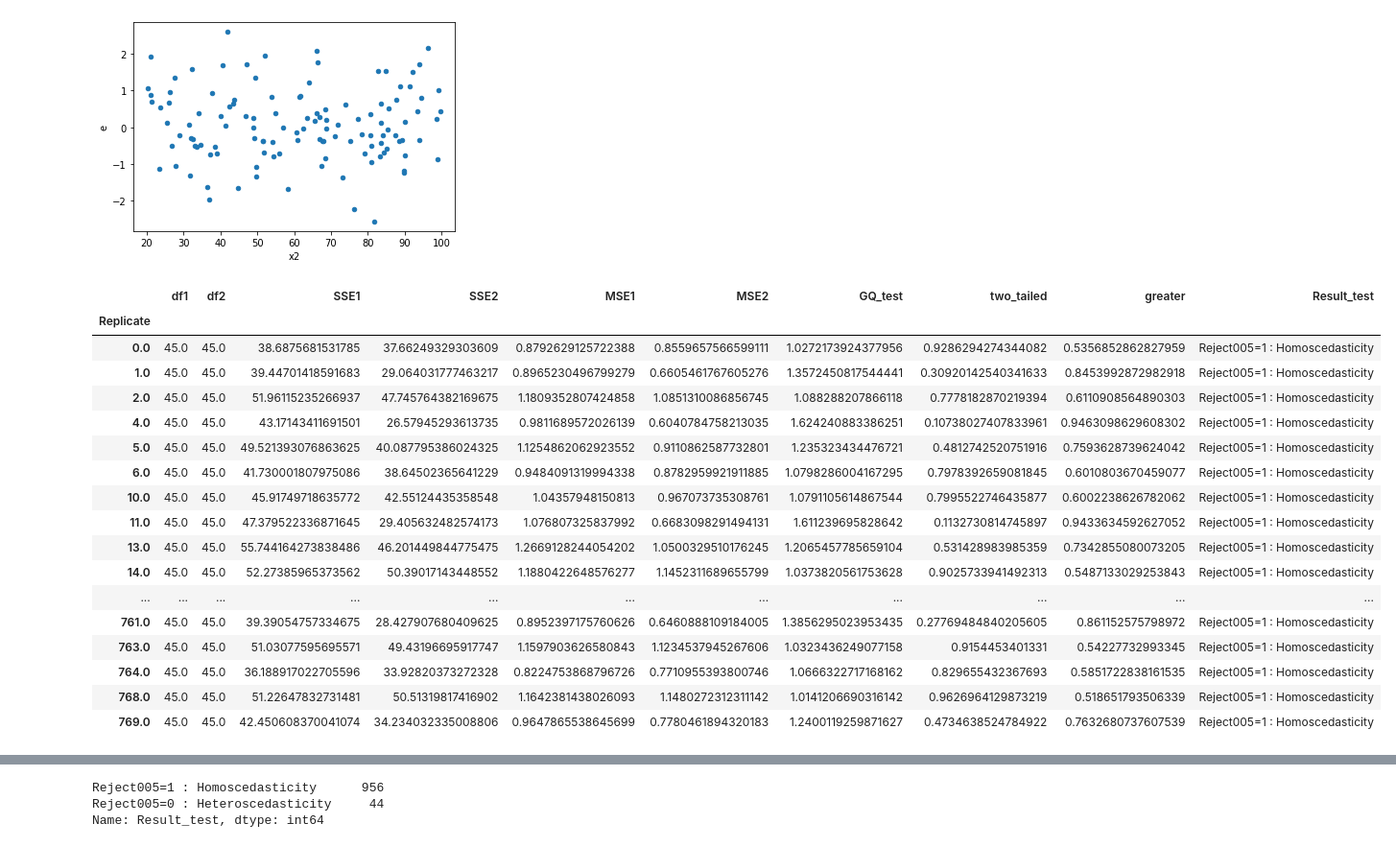
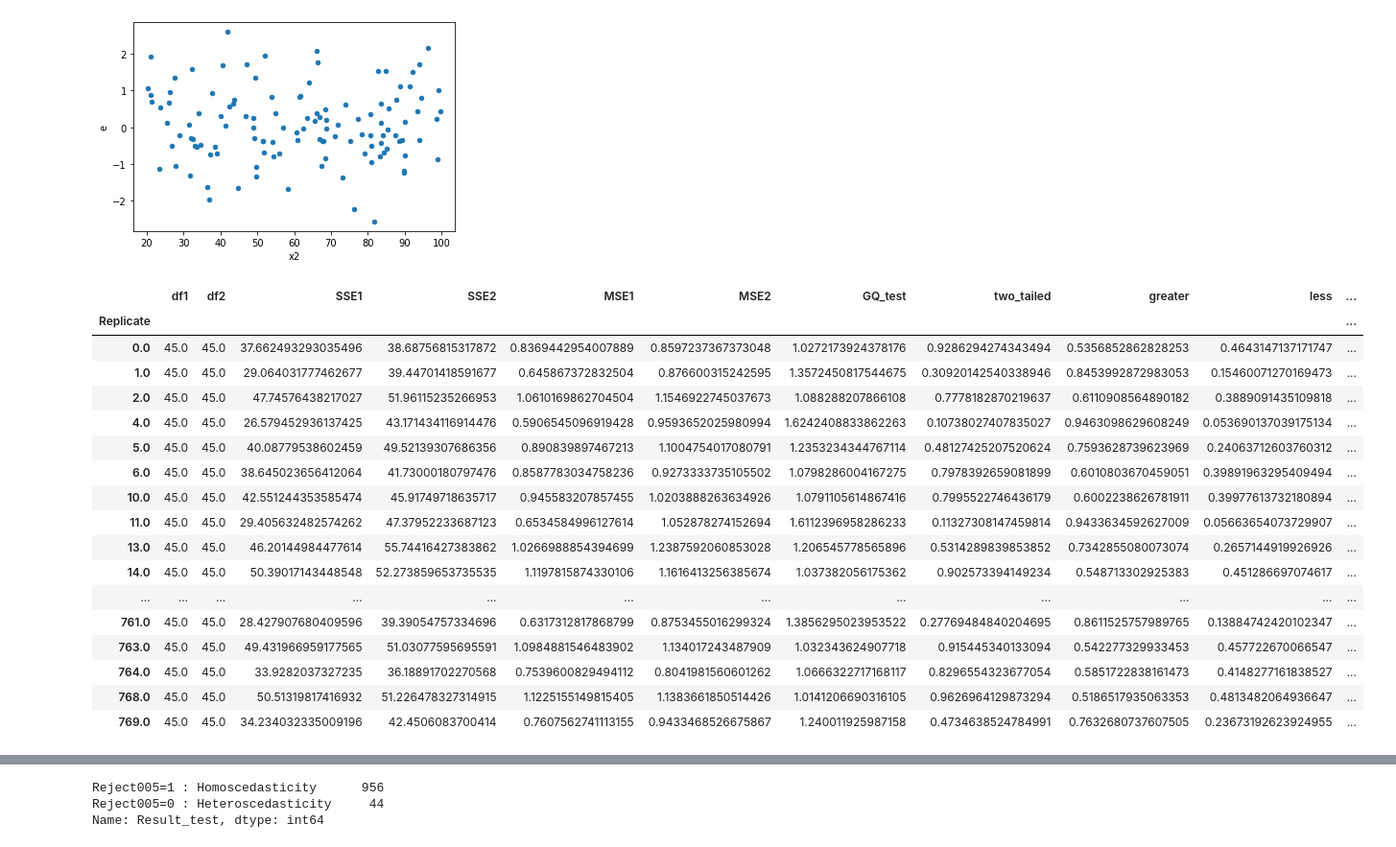
Before and after one commit to iam-fern/Generate_addition, a Jupyter notebook: GQtest_data_add_delta_(0)_n120_05.ipynb, the cells around one changed output, grey strips where cells are left out. Shown at 96% size. Saved outputs shown, nothing was run; the diff lists cells and outputs as text; code cells hidden in the pictures.

```diff
--- a/GQtest_data_add_delta_(0)_n120_05.ipynb
+++ b/GQtest_data_add_delta_(0)_n120_05.ipynb
@@ -175,7 +176,6 @@ def get_result(run_replicate, percent_data):
     new_table_sort = new_table.sort_values('x2')
     new_table_sort.reset_index(inplace=True)
     new_table_sort.drop(['index'], axis=1, inplace=True)
-
 
     # แบ่งข้อมูลกลุ่มที่ 1
     table1 = new_table_sort.iloc[:int(percent_data*new_table_sort.shape[0]) , :]
@@ -189,8 +189,7 @@ def get_result(run_replicate, percent_data):
     # หาค่า df กลุ่ม 1
     DF1 = model1.df_resid + 1
     SSE1 = model1.ssr
-    MSE1 = model1.mse_resid
-
+    MSE1 = SSE1/DF1
 
     # แบ่งข้อมูลกลุ่มที่ 2
     table2 = new_table_sort.iloc[int((1-percent_data)*new_table_sort.shape[0]): , :]
@@ -204,23 +203,21 @@ def get_result(run_replicate, percent_data):
     # หาค่า df กลุ่ม 2
     DF2 = model2.df_resid + 1
     SSE2 = model2.ssr
-    MSE2 = model2.mse_resid
+    MSE2 = SSE2/DF2
 
     # ค่าสถิติทดสอบ
     GQ_test = (SSE2/DF2) / (SSE1/DF1)
-
 
     df2 = DF2
     df1 = DF1
 
     # คำนวณค่า p-value
-    # sf(x, dfn, dfd, loc=0, scale=1) : Survival function (also defined as 1 - cdf, but sf is sometimes more accurate)
+    # pdf(x, dfn, dfd, loc=0, scale=1) : Probability density function
     two_tailed = 2.0*(1.0-(ss.f.cdf(GQ_test, df2, df1)))
+    p_greater = ss.f.cdf(GQ_test, df2, df1)
+    p_less = 1.0-ss.f.cdf(GQ_test, df2, df1)
 
-    # pdf(x, dfn, dfd, loc=0, scale=1) : Probability density function
-    p_greater = ss.f.cdf(GQ_test, df2, df1)
-
-    return df2, df1, SSE2, SSE1, MSE2, MSE1, GQ_test, two_tailed, p_greater
+    return df1, df2, SSE1, SSE2, MSE1, MSE2, GQ_test, two_tailed, p_greater, p_less
 
 # สร้าง list ของ replicates
 list_replicate=list({i[0] for i in table.index})
@@ -236,13 +233,14 @@ list_MSE2=[]
 list_GQ_test=[]
 list_two_tailed=[]
 list_p_greater=[]
+list_p_less=[]
 
 # กำหนด % การแบ่งข้อมูล
 percent_data=0.4
 
 # ใช้ for loop สำหรับการ run ทุก replicates
 for run_replicate in list_replicate:
-    df1, df2, SSE1, SSE2, MSE1, MSE2, GQ_test, two_tailed, p_greater=get_result(run_replicate, percent_data)
+    df1, df2, SSE1, SSE2, MSE1, MSE2, GQ_test, two_tailed, p_greater, p_less=get_result(run_replicate, percent_data)
     list_df1.append(df1)
     list_SSE1.append(SSE1)
     list_df2.append(df2)
@@ -252,41 +250,42 @@ for run_replicate in list_replicate:
     list_GQ_test.append(GQ_test)
     list_two_tailed.append(two_tailed)
     list_p_greater.append(p_greater)
+    list_p_less.append(p_less)
 # %%
 # สร้างตารางผลลัพธ์
 alpha = 0.05
 pd.set_option('display.max_rows', 1000)
 pd.set_option('display.max_columns', 1000)
 pd.set_option('display.width', 1000)
 result=pd.DataFrame({"Replicate":list_replicate, "df1":list_df1, "df2":list_df2, "SSE1":list_SSE1,
                      "SSE2":list_SSE2, "MSE1":list_MSE1, "MSE2":list_MSE2,
-                     "GQ_test":list_GQ_test, "two_tailed":list_two_tailed, "greater":list_p_greater})
+                     "GQ_test":list_GQ_test, "two_tailed":list_two_tailed, "greater":list_p_greater, "less":list_p_less})
 result.set_index(['Replicate'], inplace=True)
-result=result[(result["two_tailed"]<=1) & (result["greater"]<=1)]
+result=result[(result["two_tailed"]<=1) & (result["greater"]<=1) & (result["less"]<=1)]
 result["Result_test"]=result["two_tailed"].apply(lambda p_value: 'Reject005=0 : Heteroscedasticity'
-                                                                  if p_value < alpha else 'Reject005=1 : Homoscedasticity')
+                                                 if p_value < alpha else 'Reject005=1 : Homoscedasticity')
 #two_tailed_new_show=two_tailed_new.drop(columns="greater")
 
 result.astype(str)
 # %% [output]
-|  | df1 | df2 | SSE1 | SSE2 | MSE1 | MSE2 | GQ_test | two_tailed | greater | Result_test |
-| Replicate |  |  |  |  |  |  |  |  |  |  |
-| 0.0 | 45.0 | 45.0 | 38.6875681531785 | 37.66249329303609 | 0.8792629125722388 | 0.8559657566599111 | 1.0272173924377956 | 0.9286294274344082 | 0.5356852862827959 | Reject005=1 : Homoscedasticity |
-| 1.0 | 45.0 | 45.0 | 39.44701418591683 | 29.064031777463217 | 0.8965230496799279 | 0.6605461767605276 | 1.3572450817544441 | 0.30920142540341633 | 0.8453992872982918 | Reject005=1 : Homoscedasticity |
-| 2.0 | 45.0 | 45.0 | 51.96115235266937 | 47.745764382169675 | 1.1809352807424858 | 1.0851310086856745 | 1.088288207866118 | 0.7778182870219394 | 0.6110908564890303 | Reject005=1 : Homoscedasticity |
-| 4.0 | 45.0 | 45.0 | 43.17143411691501 | 26.57945293613735 | 0.9811689572026139 | 0.6040784758213035 | 1.624240883386251 | 0.10738027407833961 | 0.9463098629608302 | Reject005=1 : Homoscedasticity |
-| 5.0 | 45.0 | 45.0 | 49.521393076863625 | 40.087795386024325 | 1.1254862062923552 | 0.9110862587732801 | 1.235323434476721 | 0.4812742520751916 | 0.7593628739624042 | Reject005=1 : Homoscedasticity |
-| 6.0 | 45.0 | 45.0 | 41.730001807975086 | 38.64502365641229 | 0.9484091319994338 | 0.8782959921911885 | 1.0798286004167295 | 0.7978392659081845 | 0.6010803670459077 | Reject005=1 : Homoscedasticity |
-| 10.0 | 45.0 | 45.0 | 45.91749718635772 | 42.55124435358548 | 1.04357948150813 | 0.967073735308761 | 1.0791105614867544 | 0.7995522746435877 | 0.6002238626782062 | Reject005=1 : Homoscedasticity |
-| 11.0 | 45.0 | 45.0 | 47.379522336871645 | 29.405632482574173 | 1.076807325837992 | 0.6683098291494131 | 1.611239695828642 | 0.1132730814745897 | 0.9433634592627052 | Reject005=1 : Homoscedasticity |
-| 13.0 | 45.0 | 45.0 | 55.744164273838486 | 46.201449844775475 | 1.2669128244054202 | 1.0500329510176245 | 1.2065457785659104 | 0.531428983985359 | 0.7342855080073205 | Reject005=1 : Homoscedasticity |
-| 14.0 | 45.0 | 45.0 | 52.27385965373562 | 50.39017143448552 | 1.1880422648576277 | 1.1452311689655799 | 1.0373820561753628 | 0.9025733941492313 | 0.5487133029253843 | Reject005=1 : Homoscedasticity |
-| ... | ... | ... | ... | ... | ... | ... | ... | ... | ... | ... |
-| 761.0 | 45.0 | 45.0 | 39.39054757334675 | 28.427907680409625 | 0.8952397175760626 | 0.6460888109184005 | 1.3856295023953435 | 0.27769484840205605 | 0.861152575798972 | Reject005=1 : Homoscedasticity |
-| 763.0 | 45.0 | 45.0 | 51.03077595695571 | 49.43196695917747 | 1.1597903626580843 | 1.1234537945267606 | 1.0323436249077158 | 0.9154453401331 | 0.54227732993345 | Reject005=1 : Homoscedasticity |
-| 764.0 | 45.0 | 45.0 | 36.188917022705596 | 33.92820373272328 | 0.8224753868796726 | 0.7710955393800746 | 1.0666322717168162 | 0.829655432367693 | 0.5851722838161535 | Reject005=1 : Homoscedasticity |
-| 768.0 | 45.0 | 45.0 | 51.22647832731481 | 50.51319817416902 | 1.1642381438026093 | 1.1480272312311142 | 1.0141206690316142 | 0.9626964129873219 | 0.518651793506339 | Reject005=1 : Homoscedasticity |
-| 769.0 | 45.0 | 45.0 | 42.450608370041074 | 34.234032335008806 | 0.9647865538645699 | 0.7780461894320183 | 1.2400119259871627 | 0.4734638524784922 | 0.7632680737607539 | Reject005=1 : Homoscedasticity |
+|  | df1 | df2 | SSE1 | SSE2 | MSE1 | MSE2 | GQ_test | two_tailed | greater | less | ... |
+| Replicate |  |  |  |  |  |  |  |  |  |  | ... |
+| 0.0 | 45.0 | 45.0 | 37.662493293035496 | 38.68756815317872 | 0.8369442954007889 | 0.8597237367373048 | 1.0272173924378176 | 0.9286294274343494 | 0.5356852862828253 | 0.4643147137171747 | ... |
+| 1.0 | 45.0 | 45.0 | 29.064031777462677 | 39.44701418591677 | 0.645867372832504 | 0.876600315242595 | 1.3572450817544675 | 0.30920142540338946 | 0.8453992872983053 | 0.15460071270169473 | ... |
+| 2.0 | 45.0 | 45.0 | 47.74576438217027 | 51.96115235266953 | 1.0610169862704504 | 1.1546922745037673 | 1.088288207866108 | 0.7778182870219637 | 0.6110908564890182 | 0.3889091435109818 | ... |
+| 4.0 | 45.0 | 45.0 | 26.579452936137425 | 43.171434116914476 | 0.5906545096919428 | 0.9593652025980994 | 1.6242408833862263 | 0.10738027407835027 | 0.9463098629608249 | 0.053690137039175134 | ... |
+| 5.0 | 45.0 | 45.0 | 40.08779538602459 | 49.52139307686356 | 0.890839897467213 | 1.1004754017080791 | 1.2353234344767114 | 0.48127425207520624 | 0.7593628739623969 | 0.24063712603760312 | ... |
+| 6.0 | 45.0 | 45.0 | 38.645023656412064 | 41.73000180797476 | 0.8587783034758236 | 0.9273333735105502 | 1.0798286004167275 | 0.7978392659081899 | 0.6010803670459051 | 0.39891963295409494 | ... |
+| 10.0 | 45.0 | 45.0 | 42.551244353585474 | 45.91749718635717 | 0.945583207857455 | 1.0203888263634926 | 1.0791105614867416 | 0.7995522746436179 | 0.6002238626781911 | 0.39977613732180894 | ... |
+| 11.0 | 45.0 | 45.0 | 29.405632482574262 | 47.37952233687123 | 0.6534584996127614 | 1.052878274152694 | 1.6112396958286233 | 0.11327308147459814 | 0.9433634592627009 | 0.05663654073729907 | ... |
+| 13.0 | 45.0 | 45.0 | 46.20144984477614 | 55.74416427383862 | 1.0266988854394699 | 1.2387592060853028 | 1.206545778565896 | 0.5314289839853852 | 0.7342855080073074 | 0.2657144919926926 | ... |
+| 14.0 | 45.0 | 45.0 | 50.39017143448548 | 52.273859653735535 | 1.1197815874330106 | 1.1616413256385674 | 1.037382056175362 | 0.902573394149234 | 0.548713302925383 | 0.451286697074617 | ... |
+| ... | ... | ... | ... | ... | ... | ... | ... | ... | ... | ... | ... |
+| 761.0 | 45.0 | 45.0 | 28.427907680409596 | 39.39054757334696 | 0.6317312817868799 | 0.8753455016299324 | 1.3856295023953522 | 0.27769484840204695 | 0.8611525757989765 | 0.13884742420102347 | ... |
+| 763.0 | 45.0 | 45.0 | 49.431966959177565 | 51.03077595695591 | 1.0984881546483902 | 1.134017243487909 | 1.032343624907718 | 0.915445340133094 | 0.542277329933453 | 0.457722670066547 | ... |
+| 764.0 | 45.0 | 45.0 | 33.9282037327235 | 36.18891702270568 | 0.7539600829494112 | 0.8041981560601262 | 1.0666322717168117 | 0.8296554323677054 | 0.5851722838161473 | 0.4148277161838527 | ... |
+| 768.0 | 45.0 | 45.0 | 50.51319817416932 | 51.226478327314915 | 1.1225155149815405 | 1.1383661850514426 | 1.0141206690316105 | 0.9626964129873294 | 0.5186517935063353 | 0.4813482064936647 | ... |
+| 769.0 | 45.0 | 45.0 | 34.234032335009196 | 42.4506083700414 | 0.7607562741113155 | 0.9433468526675867 | 1.240011925987158 | 0.4734638524784991 | 0.7632680737607505 | 0.23673192623924955 | ... |
 # %%
 # สร้างตารางผลลัพธ์
 alpha = 0.05
```
Also changed, not shown: parts of 2 cells of this notebook.
